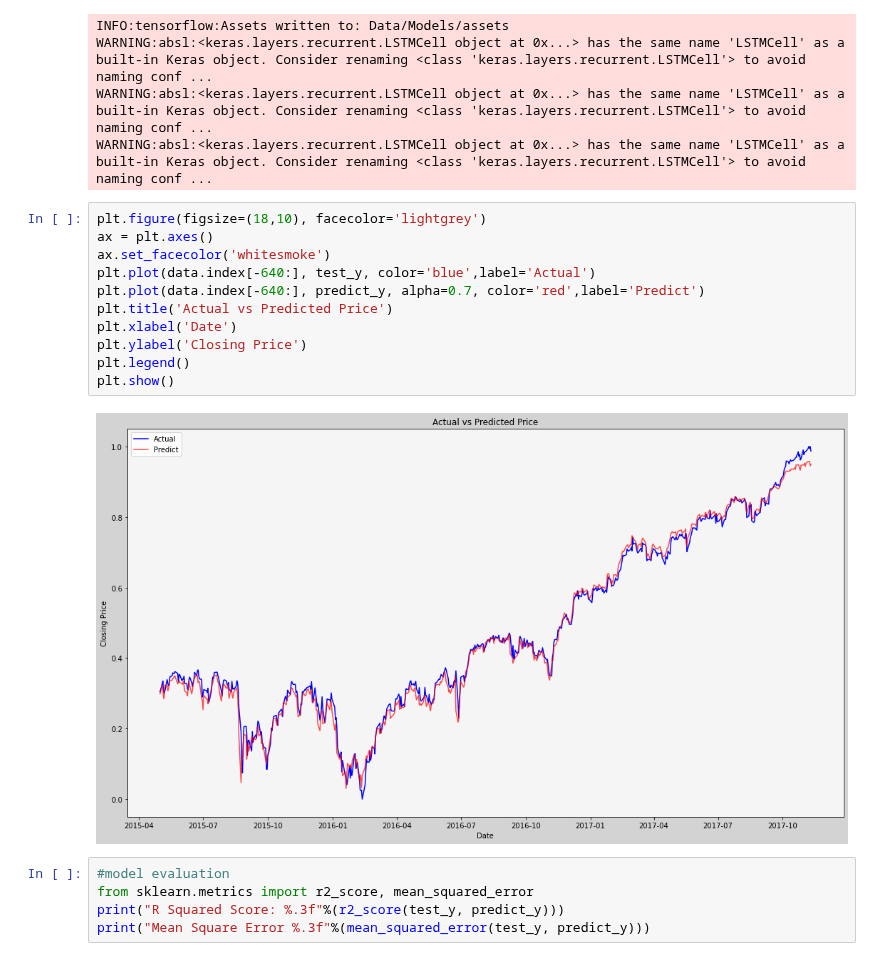
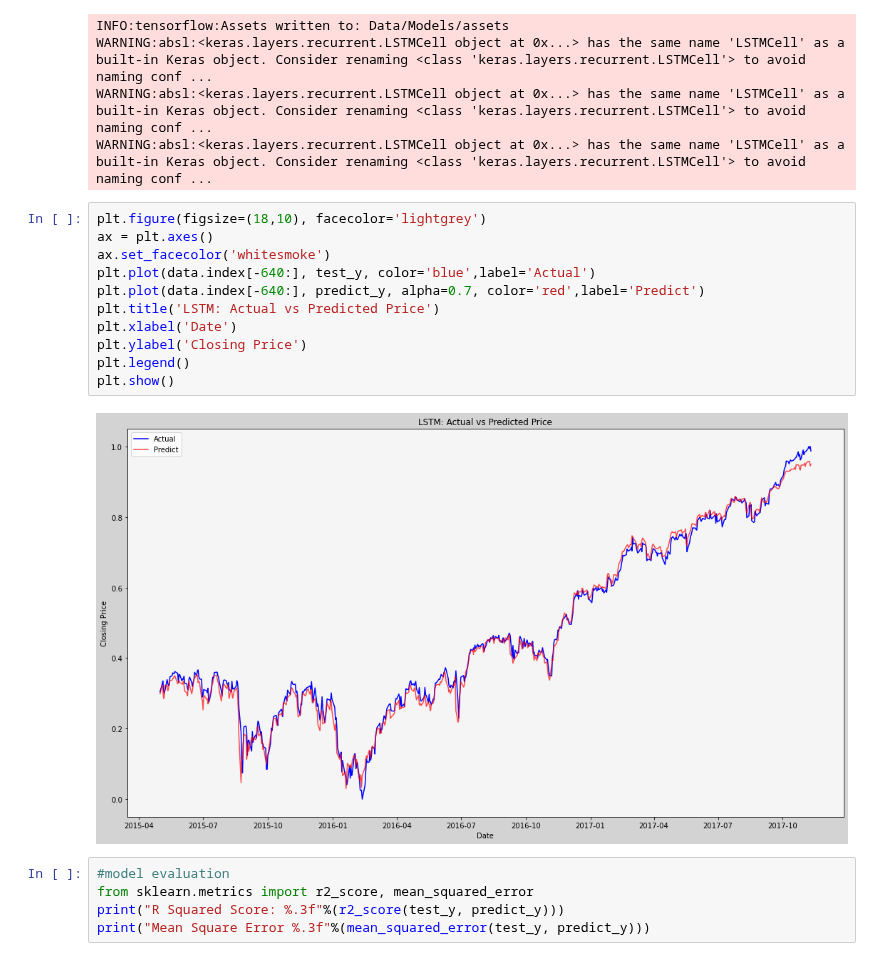
Before and after one commit to leestorm4520/ArtificialIntelligence_UbiquantMarketPrediction, a Jupyter notebook: John_LSTM.ipynb, the cells around one changed output. Saved outputs shown, nothing was run; the diff lists cells and outputs as text.

```diff
--- a/John_LSTM.ipynb
+++ b/John_LSTM.ipynb
@@ -206,16 +206,16 @@ WARNING:absl:<keras.layers.recurrent.LSTMCell object at 0x...> has the same name
 # %%
 plt.figure(figsize=(18,10), facecolor='lightgrey')
 ax = plt.axes()
 ax.set_facecolor('whitesmoke')
 plt.plot(data.index[-640:], test_y, color='blue',label='Actual')
 plt.plot(data.index[-640:], predict_y, alpha=0.7, color='red',label='Predict')
-plt.title('Actual vs Predicted Price')
+plt.title('LSTM: Actual vs Predicted Price')
 plt.xlabel('Date')
 plt.ylabel('Closing Price')
 plt.legend()
 plt.show()
 # %% [output]
-[figure, old version]
+[figure, new version]
 # %%
 #model evaluation
 from sklearn.metrics import r2_score, mean_squared_error
```
